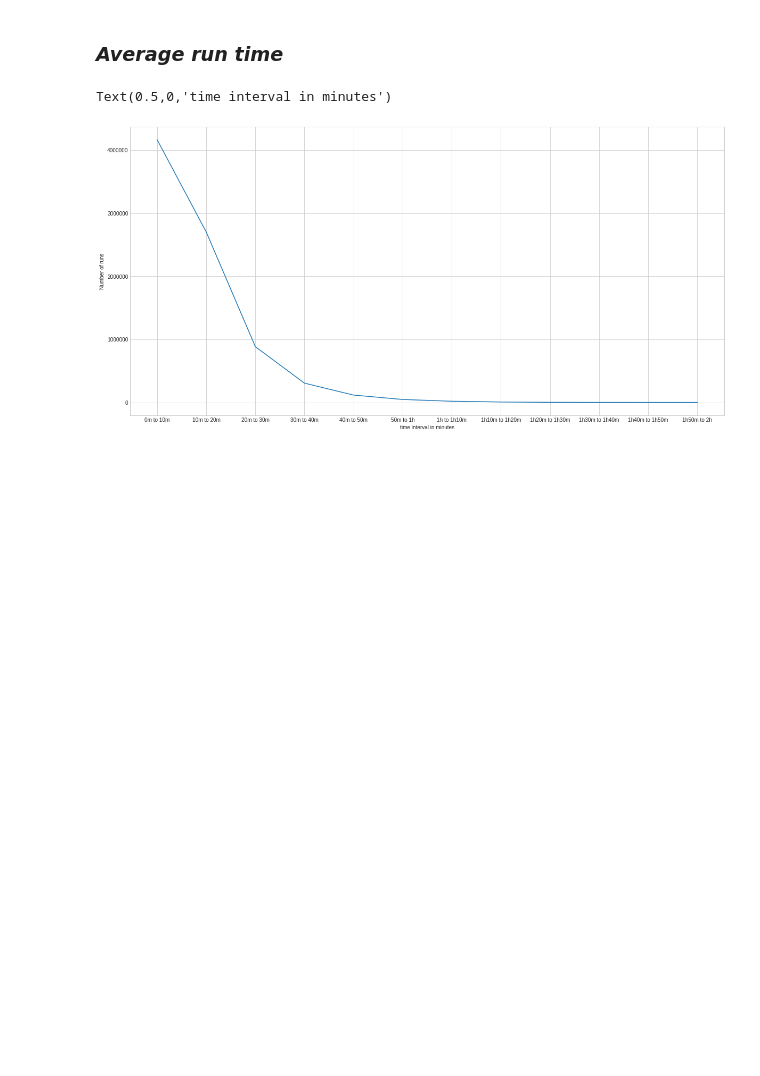
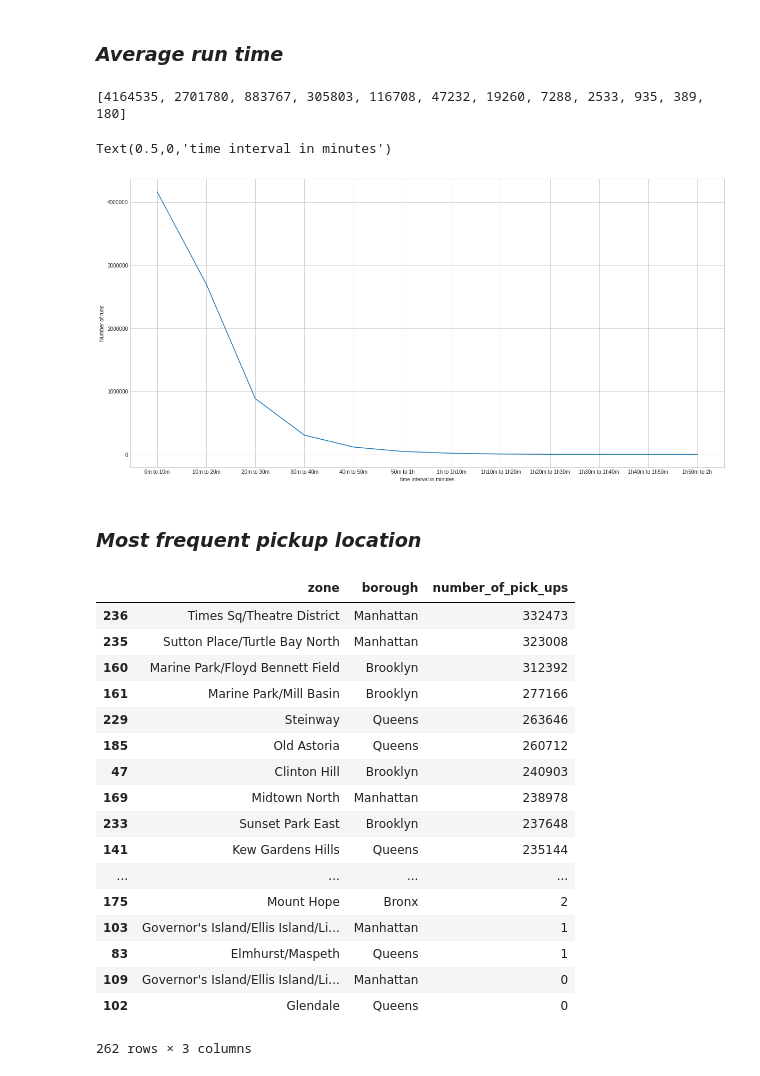
Before and after one commit to timnll/ProjetBigData, a Jupyter notebook: NYC_Taxi_Records.ipynb, the cells around one changed output. Cells and saved outputs as stored; diff of their text form; code cells hidden in the pictures; blank space fills up the shorter version.

```diff
--- a/NYC_Taxi_Records.ipynb
+++ b/NYC_Taxi_Records.ipynb
@@ -142,7 +360,7 @@ for interval in time_interval_label:
   runs = runs_2019_01[(runs_2019_01['tpep_dropoff_datetime'] - runs_2019_01['tpep_pickup_datetime']).astype('timedelta64[m]').between(interval, interval + time_interval)]
   Average_time_run.append(len(runs))
 
-#print(Average_time_run)
+print(Average_time_run)
 
 plt.figure(figsize=(20,10))
 ax = plt.axes()
@@ -151,5 +369,42 @@ ax.plot(x_label,Average_time_run)
 plt.ylabel("Number of runs")
 plt.xlabel("time interval in minutes")
 # %% [output]
-Text(0.5,0,'time interval in minutes')
+[4164535, 2701780, 883767, 305803, 116708, 47232, 19260, 7288, 2533, 935, 389, 180]
+Text(0.5,0,'time interval in minutes')
 [figure]
+# %% [markdown]
+### *Most frequent pickup location*
+# %%
+#affiche les zones de pick up de la plus fréquente à la moins fréquente
+
+df_pu = runs_2019_01['PULocationID'].to_frame()
+runs_pu = []
+nb_pu = []
+
+template = pd.DataFrame([x for x in range(1,max(df_loc['LocationID'].tolist()))], columns=["LocationID"])
+
+for LocationID in template['LocationID']:
+  runs_pu = df_pu.loc[df_pu['PULocationID'] == LocationID]
+  nb_pu.append([df_loc['zone'].iloc[LocationID], df_loc['borough'].iloc[LocationID], len(runs_pu)])
+
+nb_pu = pd.DataFrame(nb_pu, columns=["zone", "borough", "number_of_pick_ups"])
+nb_pu.sort_values(by=['number_of_pick_ups'], ascending=False)
+# %% [output]
+|  | zone | borough | number_of_pick_ups |
+| 236 | Times Sq/Theatre District | Manhattan | 332473 |
+| 235 | Sutton Place/Turtle Bay North | Manhattan | 323008 |
+| 160 | Marine Park/Floyd Bennett Field | Brooklyn | 312392 |
+| 161 | Marine Park/Mill Basin | Brooklyn | 277166 |
+| 229 | Steinway | Queens | 263646 |
+| 185 | Old Astoria | Queens | 260712 |
+| 47 | Clinton Hill | Brooklyn | 240903 |
+| 169 | Midtown North | Manhattan | 238978 |
+| 233 | Sunset Park East | Brooklyn | 237648 |
+| 141 | Kew Gardens Hills | Queens | 235144 |
+| ... | ... | ... | ... |
+| 175 | Mount Hope | Bronx | 2 |
+| 103 | Governor's Island/Ellis Island/Li... | Manhattan | 1 |
+| 83 | Elmhurst/Maspeth | Queens | 1 |
+| 109 | Governor's Island/Ellis Island/Li... | Manhattan | 0 |
+| 102 | Glendale | Queens | 0 |
+262 rows × 3 columns
```
Also changed, not shown: parts of 7 cells of this notebook.
